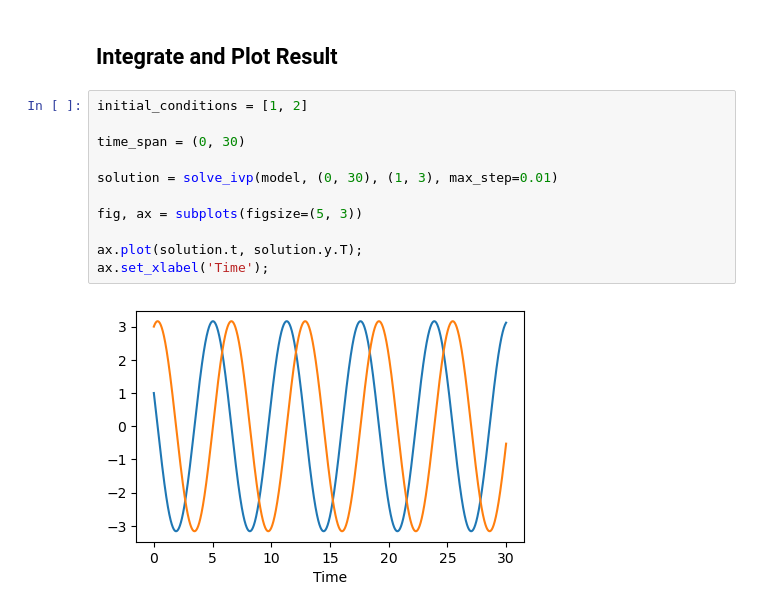
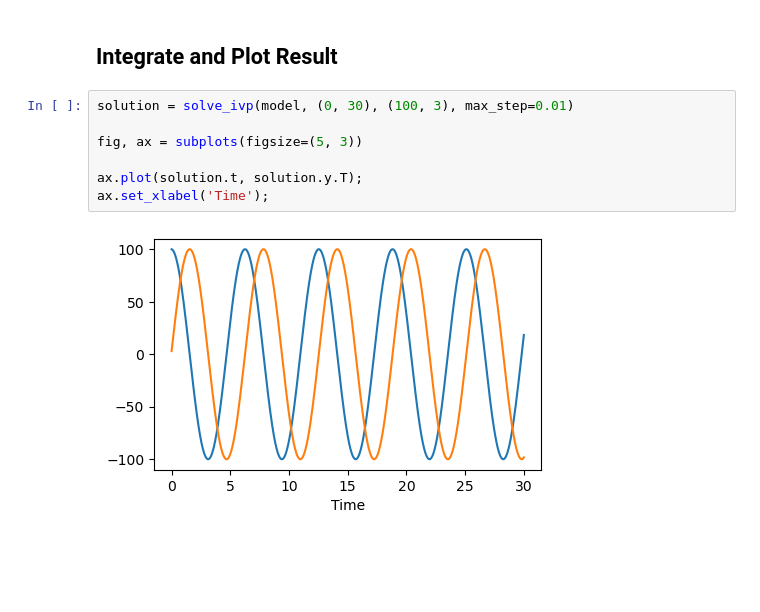
Before and after one commit to baierx/Dynamical_Systems_2025, a Jupyter notebook: Day_1/B_Multistability/demo_integration.ipynb, the cells around one changed output. Saved outputs shown, nothing was run; the diff lists cells and outputs as text; blank space fills up the shorter version.

```diff
--- a/Day_1/B_Multistability/demo_integration.ipynb
+++ b/Day_1/B_Multistability/demo_integration.ipynb
@@ -19,15 +19,11 @@ def model(t, variables):
 # %% [markdown]
 ## Integrate and Plot Result
 # %%
-initial_conditions = [1, 2]
-
-time_span = (0, 30)
-
-solution = solve_ivp(model, (0, 30), (1, 3), max_step=0.01)
+solution = solve_ivp(model, (0, 30), (100, 3), max_step=0.01)
 
 fig, ax = subplots(figsize=(5, 3))
 
 ax.plot(solution.t, solution.y.T);
 ax.set_xlabel('Time');
 # %% [output]
-[figure, old version]
+[figure, new version]
```
Also changed, not shown: 4 other files.
